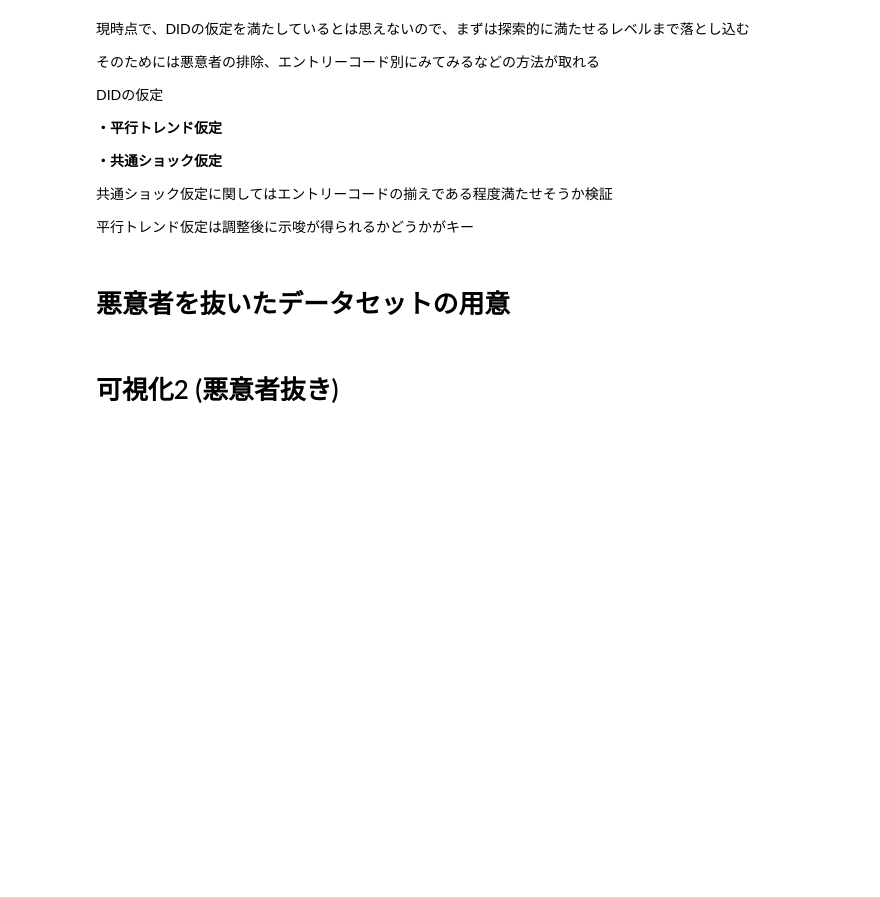
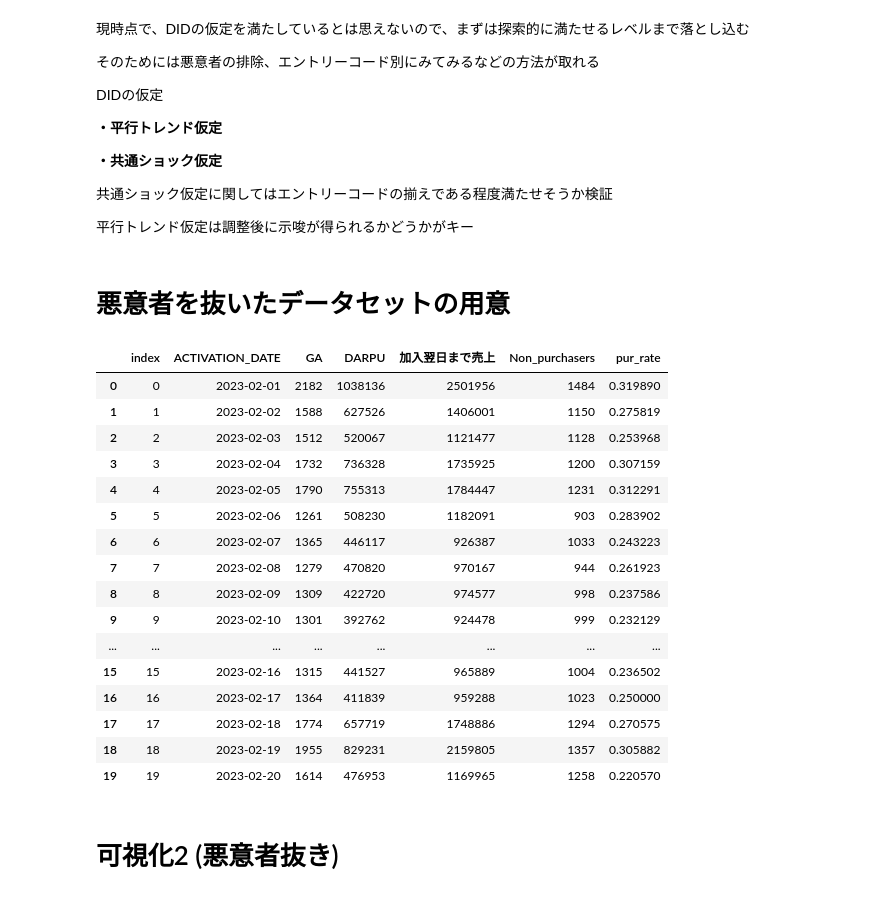
Before and after one commit to hiroyuki-miyake-circles/Google_Colabo, a Jupyter notebook: ClosedAnalysis_New_from17Feb.ipynb, the cells around one changed output. Saved outputs shown, nothing was run; the diff lists cells and outputs as text; code cells hidden in the pictures; blank space fills up the shorter version.

```diff
--- a/ClosedAnalysis_New_from17Feb.ipynb
+++ b/ClosedAnalysis_New_from17Feb.ipynb
@@ -54,0 +80,24 @@ Saving Closed施策効果検証_nonPII.xlsx to Closed施策効果検証_nonPII.x
+# %%
+d['FLG_1_7_yen'] = d['FLG_1_7'].apply(lambda x : 355 if x >0 else 0)
+d['FLG_1_30_yen'] = d['FLG_1_30'].apply(lambda x : 454 if x >0 else 0)
+d['FLG_3_30_yen'] = d['FLG_3_30'].apply(lambda x : 900 if x >0 else 0)
+d['FLG_3_90_yen'] = d['FLG_3_90'].apply(lambda x : 1164 if x >0 else 0)
+d['FLG_9_yen'] = d['FLG_9'].apply(lambda x : 2536 if x >0 else 0)
+d['FLG_20_yen'] = d['FLG_20'].apply(lambda x : 2455 if x >0 else 0)
+d['FLG_50_yen'] = d['FLG_50'].apply(lambda x : 4500 if x >0 else 0)
+d['FLG_60_yen'] = d['FLG_60'].apply(lambda x : 5900 if x >0 else 0)
+d['FLG_150_yen'] = d['FLG_150'].apply(lambda x : 11800 if x >0 else 0)
+d['FLG_24HUL_yen'] = d['FLG_24HUL'].apply(lambda x : 300 if x >0 else 0)
+d['FLG_7DUL_yen'] = d['FLG_7DUL'].apply(lambda x : 1636 if x >0 else 0)
+# %%
+d['FLG_1_7_DARPU'] = d['FLG_1_7'].apply(lambda x : 355 if x >0 else 0)
+d['FLG_1_30_DARPU'] = d['FLG_1_30'].apply(lambda x : 454 if x >0 else 0)
+d['FLG_3_30_DARPU'] = d['FLG_3_30'].apply(lambda x : 900 if x >0 else 0)
+d['FLG_3_90_DARPU'] = d['FLG_3_90'].apply(lambda x : 388 if x >0 else 0)
+d['FLG_9_DARPU'] = d['FLG_9'].apply(lambda x : 845 if x >0 else 0)
+d['FLG_20_DARPU'] = d['FLG_20'].apply(lambda x : 2455 if x >0 else 0)
+d['FLG_50_DARPU'] = d['FLG_50'].apply(lambda x : 4500 if x >0 else 0)
+d['FLG_60_DARPU'] = d['FLG_60'].apply(lambda x : 1967 if x >0 else 0)
+d['FLG_150_DARPU'] = d['FLG_150'].apply(lambda x : 1967 if x >0 else 0)
+d['FLG_24HUL_DARPU'] = d['FLG_24HUL'].apply(lambda x : 300 if x >0 else 0)
+d['FLG_7DUL_DARPU'] = d['FLG_7DUL'].apply(lambda x : 1636 if x >0 else 0)
@@ -219,6 +333,26 @@ df1_pur_sum['pur_rate'] = 1 - (df1_pur_sum['Non_purchasers']/df1_pur_sum['GA'])
 df1_pur_sum1 = df1_pur_sum.reset_index()
 df1_pur_sum1 = df1_pur_sum1.reset_index()
 df1_pur_sum_kore = df1_pur_sum1
+# %%
+df1_pur_sum_kore
+# %% [output]
+|  | index | ACTIVATION_DATE | GA | DARPU | 加入翌日まで売上 | Non_purchasers | pur_rate |
+| 0 | 0 | 2023-02-01 | 2182 | 1038136 | 2501956 | 1484 | 0.319890 |
+| 1 | 1 | 2023-02-02 | 1588 | 627526 | 1406001 | 1150 | 0.275819 |
+| 2 | 2 | 2023-02-03 | 1512 | 520067 | 1121477 | 1128 | 0.253968 |
+| 3 | 3 | 2023-02-04 | 1732 | 736328 | 1735925 | 1200 | 0.307159 |
+| 4 | 4 | 2023-02-05 | 1790 | 755313 | 1784447 | 1231 | 0.312291 |
+| 5 | 5 | 2023-02-06 | 1261 | 508230 | 1182091 | 903 | 0.283902 |
+| 6 | 6 | 2023-02-07 | 1365 | 446117 | 926387 | 1033 | 0.243223 |
+| 7 | 7 | 2023-02-08 | 1279 | 470820 | 970167 | 944 | 0.261923 |
+| 8 | 8 | 2023-02-09 | 1309 | 422720 | 974577 | 998 | 0.237586 |
+| 9 | 9 | 2023-02-10 | 1301 | 392762 | 924478 | 999 | 0.232129 |
+| ... | ... | ... | ... | ... | ... | ... | ... |
+| 15 | 15 | 2023-02-16 | 1315 | 441527 | 965889 | 1004 | 0.236502 |
+| 16 | 16 | 2023-02-17 | 1364 | 411839 | 959288 | 1023 | 0.250000 |
+| 17 | 17 | 2023-02-18 | 1774 | 657719 | 1748886 | 1294 | 0.270575 |
+| 18 | 18 | 2023-02-19 | 1955 | 829231 | 2159805 | 1357 | 0.305882 |
+| 19 | 19 | 2023-02-20 | 1614 | 476953 | 1169965 | 1258 | 0.220570 |
 # %% [markdown]
 # 可視化2 (悪意者抜き)
 # %%
```
Also changed, not shown: parts of 18 cells of this notebook.
